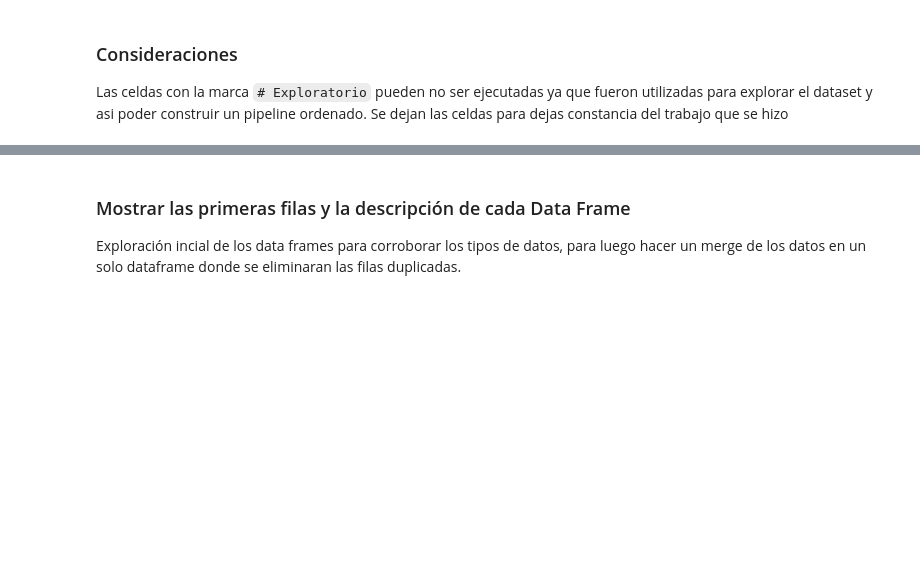
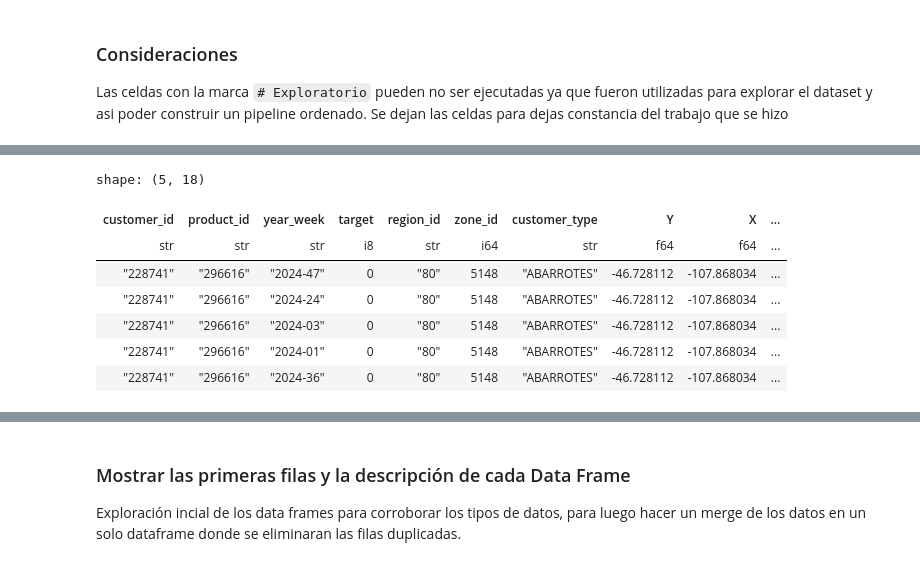
Before and after one commit to fco-marquez/MDS7202_Free_Riders, a Jupyter notebook: entrega1/enunciado_entrega1.ipynb, the cells around one changed output, grey strips where cells are left out. Saved outputs shown, nothing was run; the diff lists cells and outputs as text; code cells hidden in the pictures; blank space fills up the shorter version.

```diff
--- a/entrega1/enunciado_entrega1.ipynb
+++ b/entrega1/enunciado_entrega1.ipynb
@@ -201,0 +376,11 @@ import pandas as pd
+# %%
+data.head()
+# %% [output]
+shape: (5, 18)
+| customer_id | product_id | year_week | target | region_id | zone_id | customer_type | Y | X | ... |
+| str | str | str | i8 | str | i64 | str | f64 | f64 | ... |
+| "228741" | "296616" | "2024-47" | 0 | "80" | 5148 | "ABARROTES" | -46.728112 | -107.868034 | ... |
+| "228741" | "296616" | "2024-24" | 0 | "80" | 5148 | "ABARROTES" | -46.728112 | -107.868034 | ... |
+| "228741" | "296616" | "2024-03" | 0 | "80" | 5148 | "ABARROTES" | -46.728112 | -107.868034 | ... |
+| "228741" | "296616" | "2024-01" | 0 | "80" | 5148 | "ABARROTES" | -46.728112 | -107.868034 | ... |
+| "228741" | "296616" | "2024-36" | 0 | "80" | 5148 | "ABARROTES" | -46.728112 | -107.868034 | ... |
```
Also changed, not shown: parts of 4 cells of this notebook.
